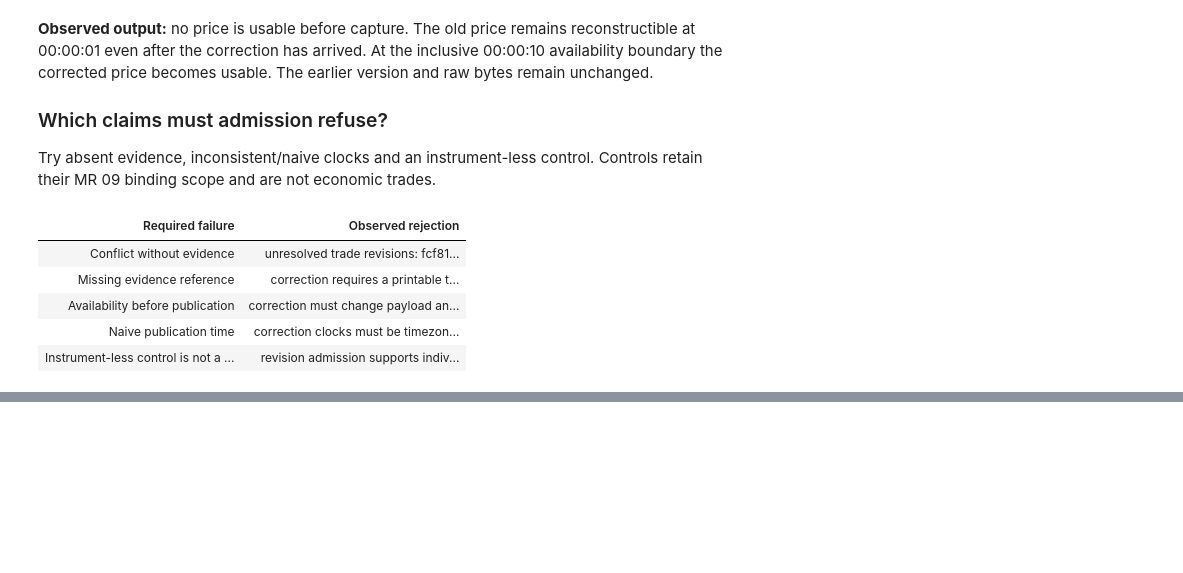
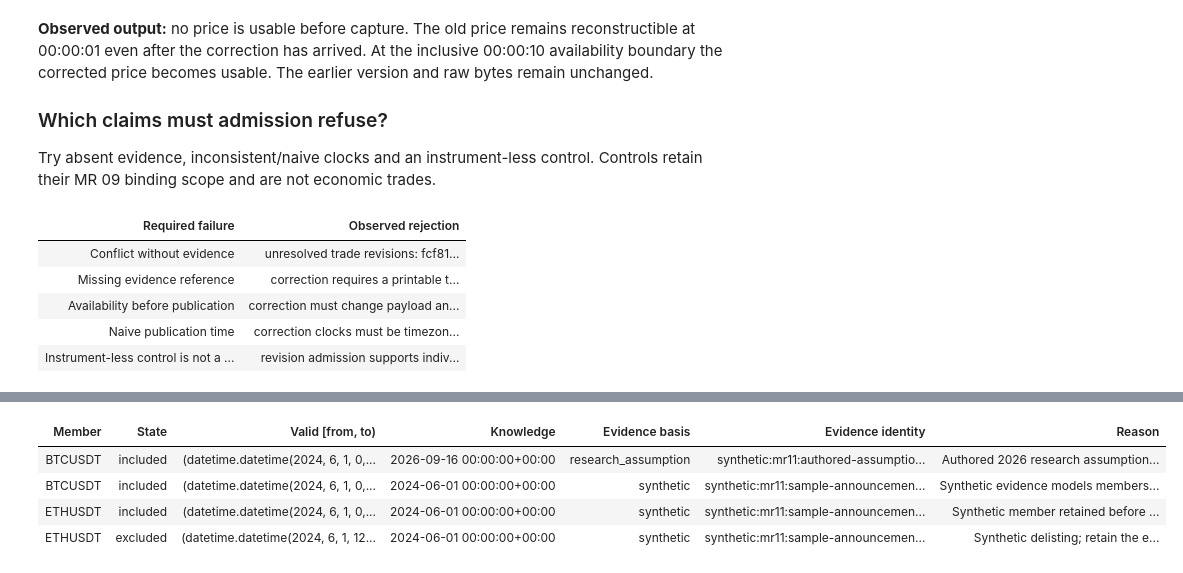
Before and after one commit to lixuanguang/alpha-research-lab-private, a Jupyter notebook: examples/research-foundations.ipynb, the cells around one changed output, grey strips where cells are left out. Saved outputs shown, nothing was run; the diff lists cells and outputs as text; code cells hidden in the pictures; blank space fills up the shorter version.

Commit message:
Record MR 11 installed acceptance and notebook evidence

```diff
--- a/examples/research-foundations.ipynb
+++ b/examples/research-foundations.ipynb
@@ -1027,0 +1041,52 @@ the selected instruments, and when was it known? MR 11 is not implemented here.
+# %%
+# project library imports
+from alpha_research.data.eligibility import EligibilityAssertions
+
+mr11_path = root / "tests/fixtures/mr11/eligibility.json"
+mr11_catalog = codec.decode_json(
+    (root / "configs/reference/binance-archive-spot.json").read_bytes(), CatalogSnapshot
+)
+mr11_catalog_bytes = codec.encode_json(mr11_catalog)
+mr11_history = EligibilityAssertions.read(mr11_path, catalog=mr11_catalog)
+assumption, evidenced, included, excluded = mr11_history.assertions
+assert assumption.valid_from == evidenced.valid_from == datetime(2024, 6, 1, tzinfo=UTC)
+assert assumption.ts_knowledge == datetime(2026, 9, 16, tzinfo=UTC)
+assert evidenced.ts_knowledge == datetime(2024, 6, 1, tzinfo=UTC)
+assert evidenced.evidence.basis == "synthetic"
+assert included.instrument_id == excluded.instrument_id and excluded.state == "excluded"
+assert excluded.valid_to > mr11_catalog.instruments[1].valid_to
+assert codec.encode_json(mr11_history.catalog) == mr11_catalog_bytes
+assert codec.decode_json(codec.encode_json(mr11_history), EligibilityAssertions) == mr11_history
+NotebookDisplay.show_table(
+    (
+        "Member",
+        "State",
+        "Valid [from, to)",
+        "Knowledge",
+        "Evidence basis",
+        "Evidence identity",
+        "Reason",
+    ),
+    [
+        (
+            next(
+                item.symbol
+                for item in mr11_catalog.instruments
+                if item.instrument_id == row.instrument_id
+            ),
+            row.state,
+            (row.valid_from, row.valid_to),
+            row.ts_knowledge,
+            row.evidence.basis,
+            row.evidence.identity,
+            row.reason,
+        )
+        for row in mr11_history.assertions
+    ],
+)
+# %% [output]
+| Member | State | Valid [from, to) | Knowledge | Evidence basis | Evidence identity | Reason |
+| BTCUSDT | included | (datetime.datetime(2024, 6, 1, 0,... | 2026-09-16 00:00:00+00:00 | research_assumption | synthetic:mr11:authored-assumptio... | Authored 2026 research assumption... |
+| BTCUSDT | included | (datetime.datetime(2024, 6, 1, 0,... | 2024-06-01 00:00:00+00:00 | synthetic | synthetic:mr11:sample-announcemen... | Synthetic evidence models members... |
+| ETHUSDT | included | (datetime.datetime(2024, 6, 1, 0,... | 2024-06-01 00:00:00+00:00 | synthetic | synthetic:mr11:sample-announcemen... | Synthetic member retained before ... |
+| ETHUSDT | excluded | (datetime.datetime(2024, 6, 1, 12... | 2024-06-01 00:00:00+00:00 | synthetic | synthetic:mr11:sample-announcemen... | Synthetic delisting; retain the e... |
```
Also changed, not shown: parts of 8 cells of this notebook, 5 other files.
